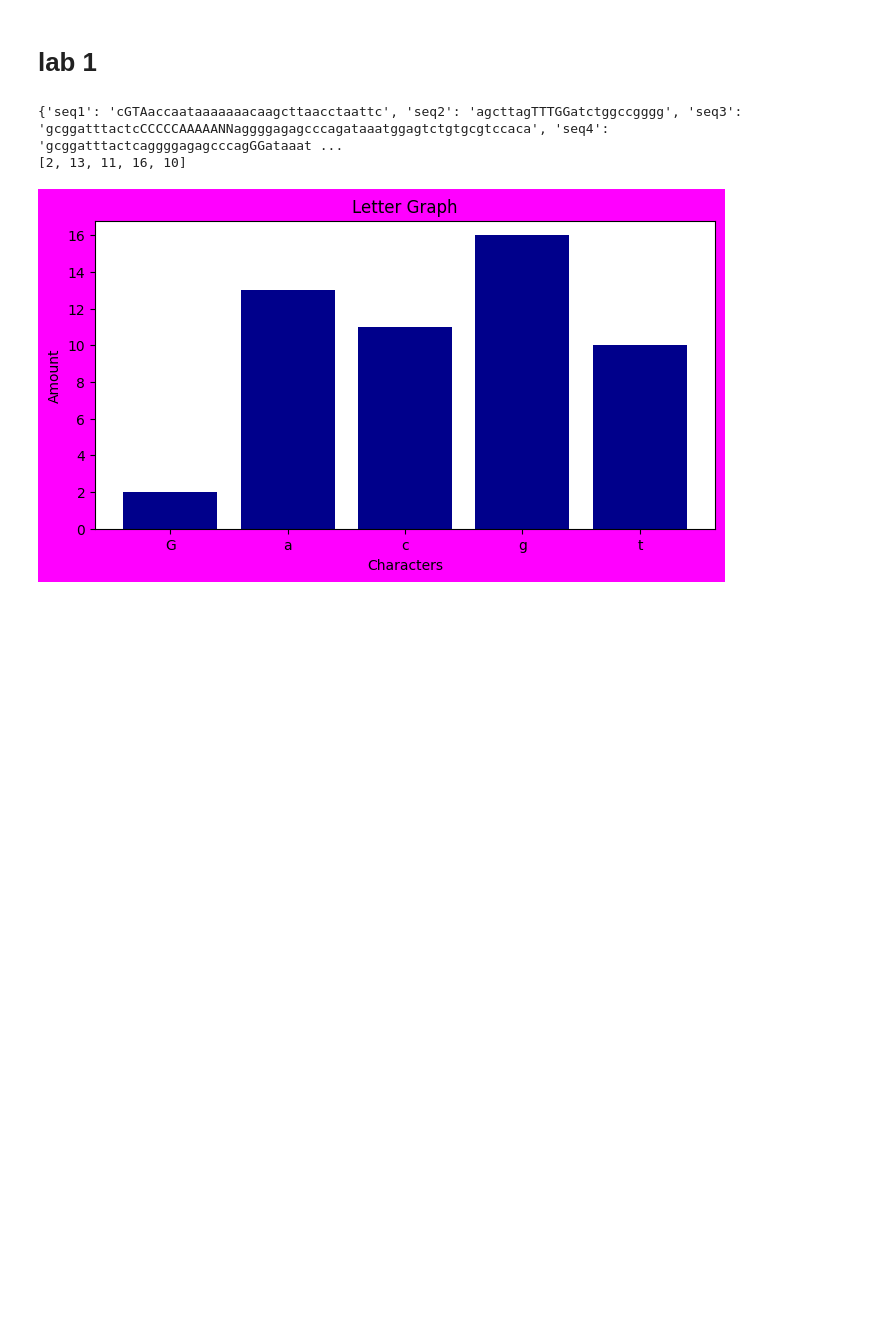
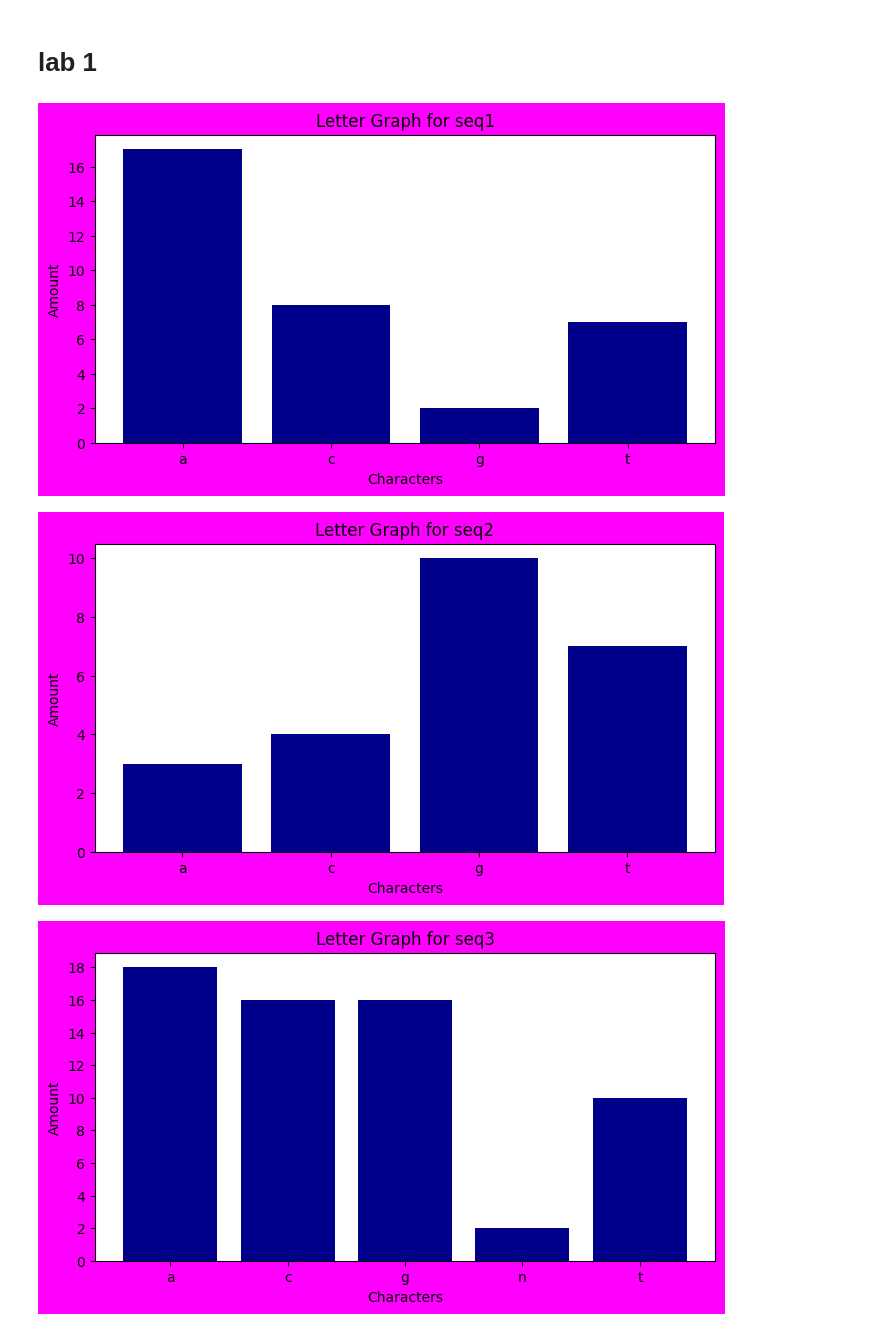
Before and after one commit to Kalligall/lab_1, a Jupyter notebook: lab1.ipynb, the cells around one changed output. Saved outputs shown, nothing was run; the diff lists cells and outputs as text; code cells hidden in the pictures; blank space fills up the shorter version.

Commit message:
fixed the visuals on the graphs, and added task 2

```diff
--- a/lab1.ipynb
+++ b/lab1.ipynb
@@ -3,49 +3,57 @@
 # %%
 import pandas as pd
 import matplotlib.pyplot as plt
+import matplotlib.ticker as ticker
 
+## function to read the text file and return it as dictionary
 def read_text(file_path):
     sequence = {}
     current_header = None
     current_seq = ""
 
-## opens the .txt file and saves it as a variable.
     with open(file_path) as file:
+        ## loops through each line
         for line in file:
             line = line.strip()
+            ## identifies where we want a new sequence to start
             if line.startswith('>'):
                 if current_header is not None:
                     sequence[current_header] = current_seq
 
                 current_header = line[1:]
                 current_seq = ""
+            ## skips to next line
             else:
                 current_seq += line
+        ## saves the string into the dictionary
         if current_header is not None:
             sequence[current_header] = current_seq
     return sequence
 
 ## file path saved as a variable for easier management
 file_path = 'c:\\users\\ricka\\source\\repos\\python\\lab_1\\dna_raw.txt'
-file_path2 = 'c:\\users\\ricka\\source\\repos\\python\\lab_1\\dna_raw_complicated.txt'
+
 sequence = read_text(file_path)
 
+## a nestled loop to go through each letter in each sequence
 for header, seq in sequence.items():
+    seq = seq.lower()
     letter_counts = {}
     for letter in seq:
         letter_counts[letter] = letter_counts.get(letter, 0) + 1
 
     letters = sorted(letter_counts.keys())
     counts = [letter_counts[letter] for letter in letters]
 
-
-plt.figure(figsize=(8, 4), facecolor='magenta')
-plt.bar(letters, counts, color='darkblue')
-plt.xlabel('Characters')
-plt.ylabel('Amount')
-plt.title("Letter Graph")
-plt.show()
+    ## graph chart to make it visual
+    plt.figure(figsize=(8, 4), facecolor='magenta')
+    plt.bar(letters, counts, color='darkblue')
+    plt.xlabel('Characters')
+    plt.ylabel('Amount')
+    plt.title(f"Letter Graph for {header}")
+    plt.gca().yaxis.set_major_locator(ticker.MaxNLocator(integer=True))
+    plt.show()
 # %% [output]
-{'seq1': 'cGTAaccaataaaaaaacaagcttaacctaattc', 'seq2': 'agcttagTTTGGatctggccgggg', 'seq3': 'gcggatttactcCCCCCAAAAANNaggggagagcccagataaatggagtctgtgcgtccaca', 'seq4': 'gcggatttactcaggggagagcccagGGataaat ...
-[2, 13, 11, 16, 10]
-[figure, old version]
+[figure, new version]
+[figure, added]
+[figure, added]
```
Also changed, not shown: parts of 3 cells of this notebook.
